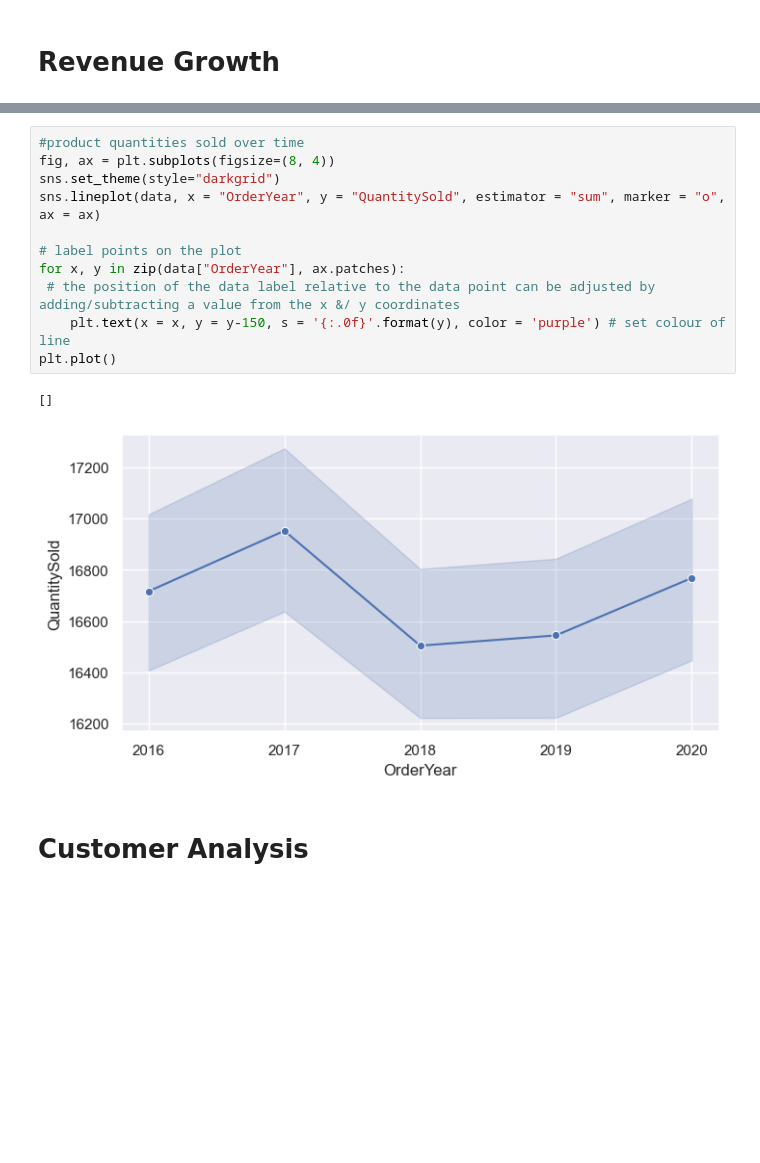
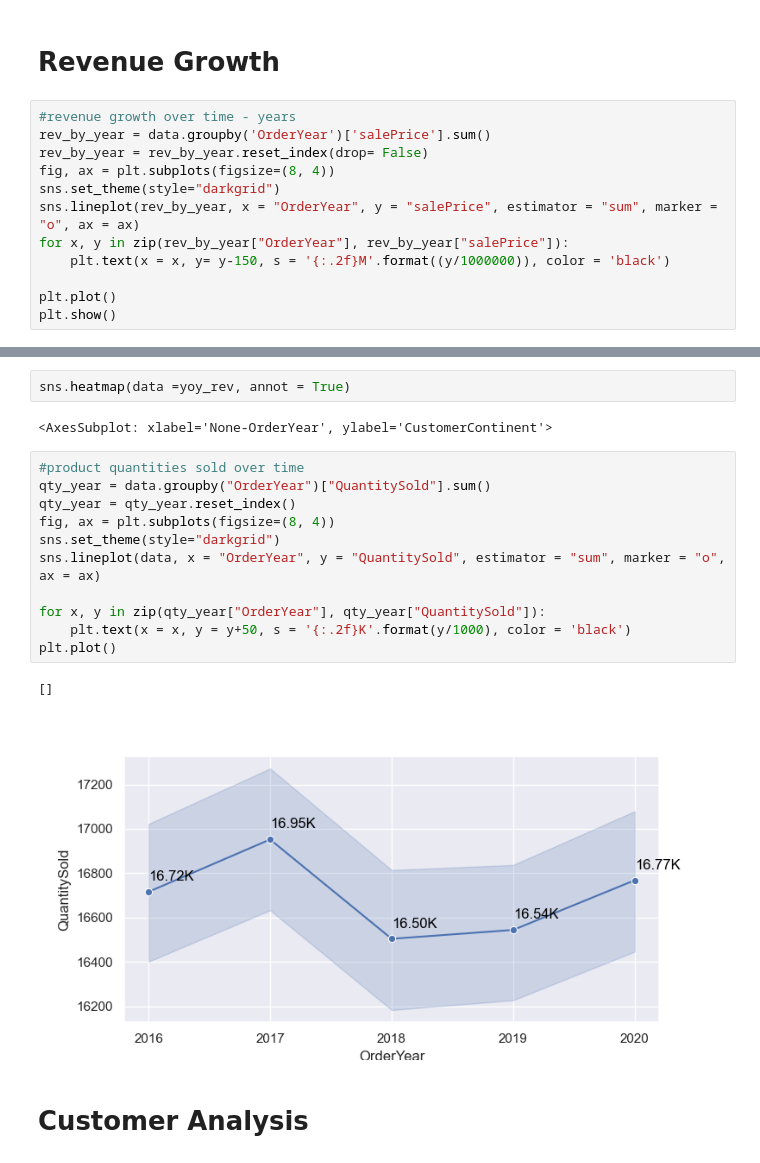
Before and after one commit to josephine-amponsah/ecommerce-data-analysis, a Jupyter notebook: notebooks/exploratory-analysis.ipynb, the cells around one changed output, grey strips where cells are left out. Saved outputs shown, nothing was run; the diff lists cells and outputs as text; blank space fills up the shorter version.

```diff
--- a/notebooks/exploratory-analysis.ipynb
+++ b/notebooks/exploratory-analysis.ipynb
@@ -76,3 +85,15 @@ data["OrderYear"] = data["OrderYear"].astype('str')
 # data["OrderYear"] = data["OrderYear"] + "Year-"
 # %% [markdown]
 # Revenue Growth
+# %%
+#revenue growth over time - years
+rev_by_year = data.groupby('OrderYear')['salePrice'].sum()
+rev_by_year = rev_by_year.reset_index(drop= False)
+fig, ax = plt.subplots(figsize=(8, 4))
+sns.set_theme(style="darkgrid")
+sns.lineplot(rev_by_year, x = "OrderYear", y = "salePrice", estimator = "sum", marker = "o", ax = ax)
+for x, y in zip(rev_by_year["OrderYear"], rev_by_year["salePrice"]):
+    plt.text(x = x, y= y-150, s = '{:.2f}M'.format((y/1000000)), color = 'black')
+
+plt.plot()
+plt.show()
@@ -119,17 +193,21 @@ year_on_year.head(10)
+# %%
+sns.heatmap(data =yoy_rev, annot = True)
+# %% [output]
+<AxesSubplot: xlabel='None-OrderYear', ylabel='CustomerContinent'>
 # %%
 #product quantities sold over time
+qty_year = data.groupby("OrderYear")["QuantitySold"].sum()
+qty_year = qty_year.reset_index()
 fig, ax = plt.subplots(figsize=(8, 4))
 sns.set_theme(style="darkgrid")
 sns.lineplot(data, x = "OrderYear", y = "QuantitySold", estimator = "sum", marker = "o", ax = ax)
 
-# label points on the plot
-for x, y in zip(data["OrderYear"], ax.patches):
- # the position of the data label relative to the data point can be adjusted by adding/subtracting a value from the x &/ y coordinates
-    plt.text(x = x, y = y-150, s = '{:.0f}'.format(y), color = 'purple') # set colour of line
+for x, y in zip(qty_year["OrderYear"], qty_year["QuantitySold"]):
+    plt.text(x = x, y = y+50, s = '{:.2f}K'.format(y/1000), color = 'black')
 plt.plot()
 # %% [output]
 []
-[figure, old version]
+[figure, new version]
 # %% [markdown]
 # Customer Analysis
 # %%
```
Also changed, not shown: parts of 41 cells of this notebook, 1 other file.
